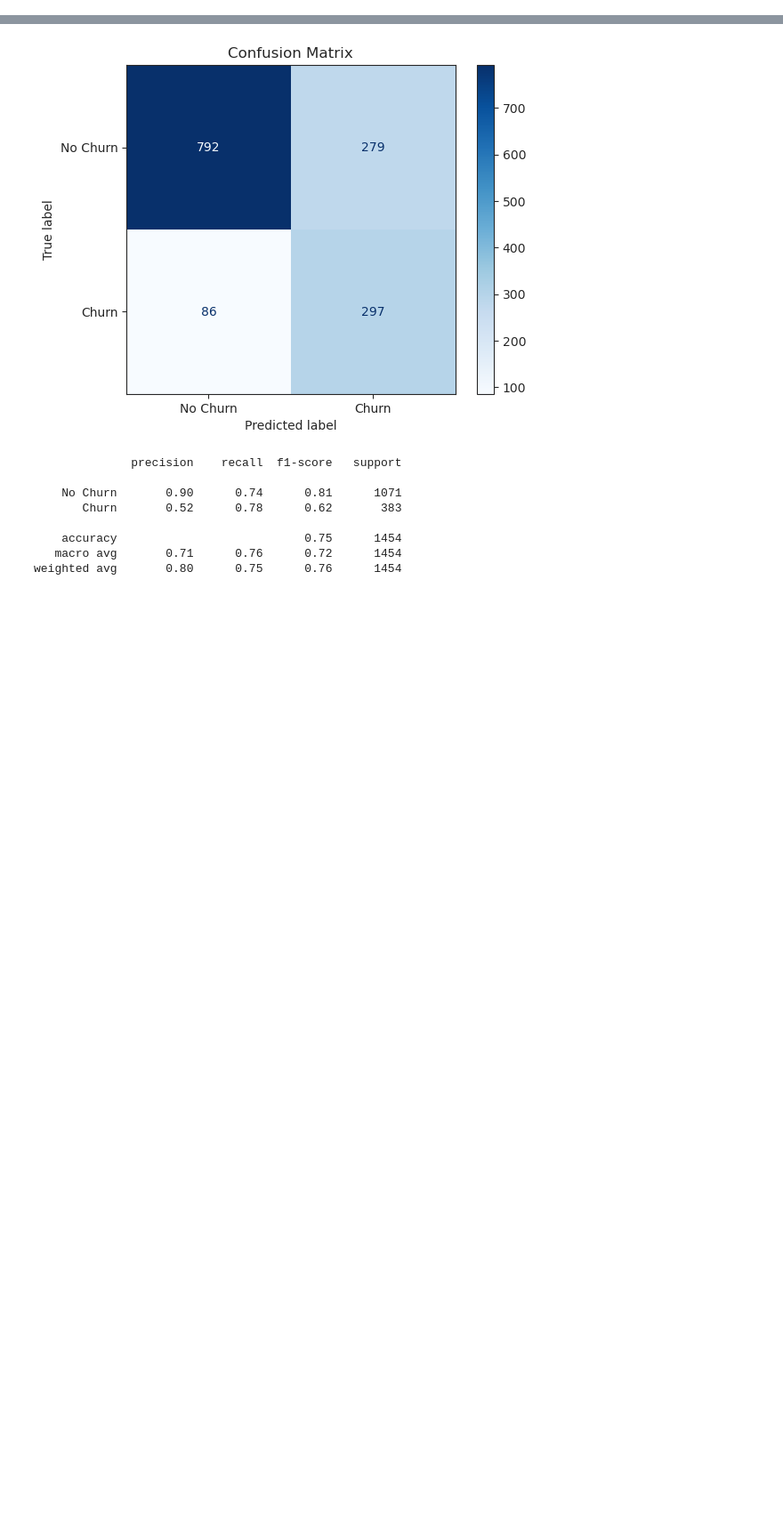
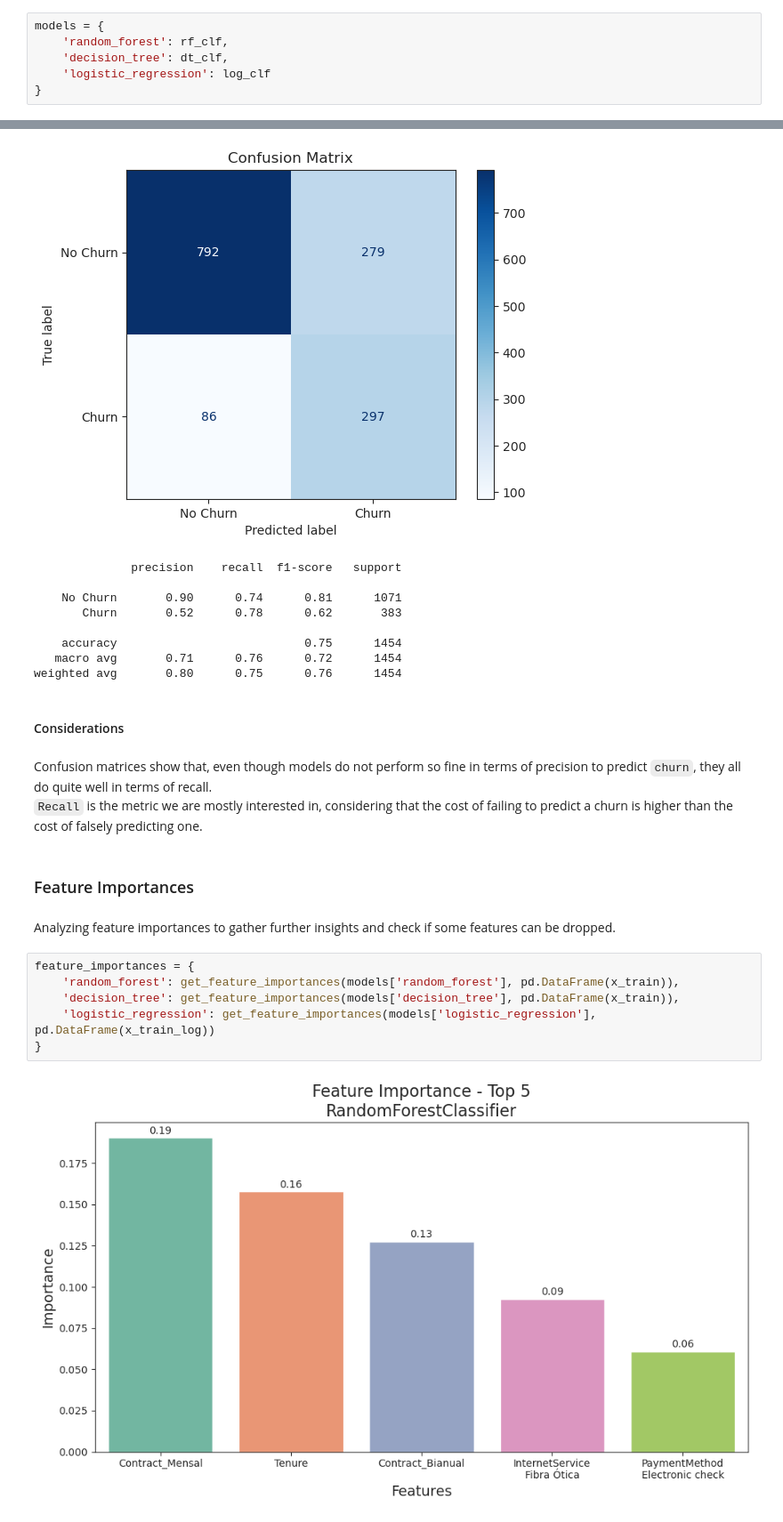
Before and after one commit to DanielCrema/oracle-one-data-science-challenge3-telecom-x-2, a Jupyter notebook: main.ipynb, the cells around one changed output, grey strips where cells are left out. Shown at 89% size. Cells and saved outputs as stored; diff of their text form; blank space fills up the shorter version.

```diff
--- a/main.ipynb
+++ b/main.ipynb
@@ -1333,6 +1338,12 @@ DecisionTreeClassifier(max_depth=7, max_leaf_nodes=30, min_samples_leaf=5,
 log_clf.fit(pd.DataFrame(x_train_log_sm), y_train_log_sm)
 # %% [output]
 LogisticRegression(C=0.01, max_iter=1000, random_state=42, solver='liblinear')
+# %%
+models = {
+    'random_forest': rf_clf,
+    'decision_tree': dt_clf,
+    'logistic_regression': log_clf
+}
 # %% [markdown]
 ### Predicting
 # %% [markdown]
@@ -1409,3 +1420,20 @@ plot_confusion_matrix(y_test, predictions['logistic_regression']['classification
     accuracy                           0.75      1454
    macro avg       0.71      0.76      0.72      1454
 weighted avg       0.80      0.75      0.76      1454
+# %% [markdown]
+#### Considerations
+# %% [markdown]
+Confusion matrices show that, even though models do not perform so fine in terms of precision to predict `churn`, they all do quite well in terms of recall.
+`Recall` is the metric we are mostly interested in, considering that the cost of failing to predict a churn is higher than the cost of falsely predicting one.
+# %% [markdown]
+### Feature Importances
+# %% [markdown]
+Analyzing feature importances to gather further insights and check if some features can be dropped.
+# %%
+feature_importances = {
+    'random_forest': get_feature_importances(models['random_forest'], pd.DataFrame(x_train)),
+    'decision_tree': get_feature_importances(models['decision_tree'], pd.DataFrame(x_train)),
+    'logistic_regression': get_feature_importances(models['logistic_regression'], pd.DataFrame(x_train_log))
+}
+# %% [output]
+[figure, added]
```
Also changed, not shown: parts of 32 cells of this notebook, 3 other files.
